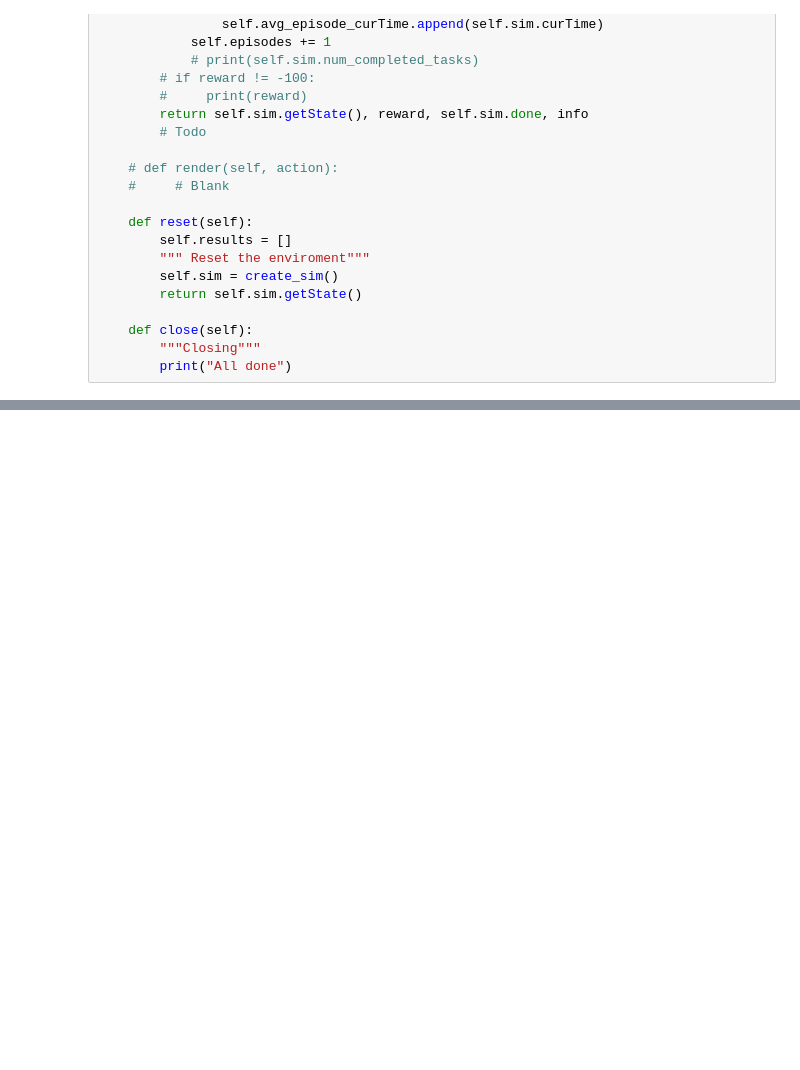
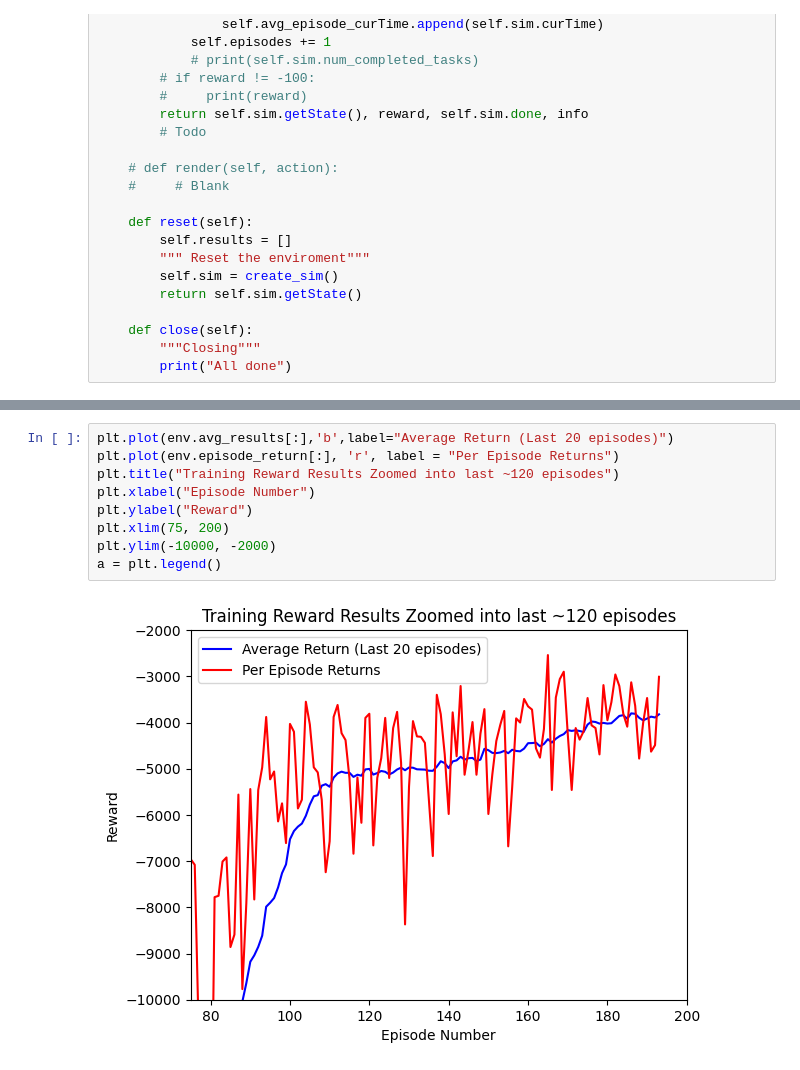
Before and after one commit to ChristopherHal/Comp442FinalProject, a Jupyter notebook: Experiment2.ipynb, the cells around one changed output, grey strips where cells are left out. Drawn from its saved outputs; the diff is of its cells as text; blank space fills up the shorter version.

Commit message:
last

```diff
--- a/Experiment2.ipynb
+++ b/Experiment2.ipynb
@@ -170,3 +177,14 @@ a = plt.legend()
+# %%
+plt.plot(env.avg_results[:],'b',label="Average Return (Last 20 episodes)")
+plt.plot(env.episode_return[:], 'r', label = "Per Episode Returns")
+plt.title("Training Reward Results Zoomed into last ~120 episodes")
+plt.xlabel("Episode Number")
+plt.ylabel("Reward")
+plt.xlim(75, 200)
+plt.ylim(-10000, -2000)
+a = plt.legend()
+# %% [output]
+[figure, added]
 # %%
 plt.plot(env.avg_episode_avg_task_per_timestep[:])
 plt.title("Average ratio of number of completed task to episode length")
```
Also changed, not shown: parts of 11 cells of this notebook, 3 other files.
